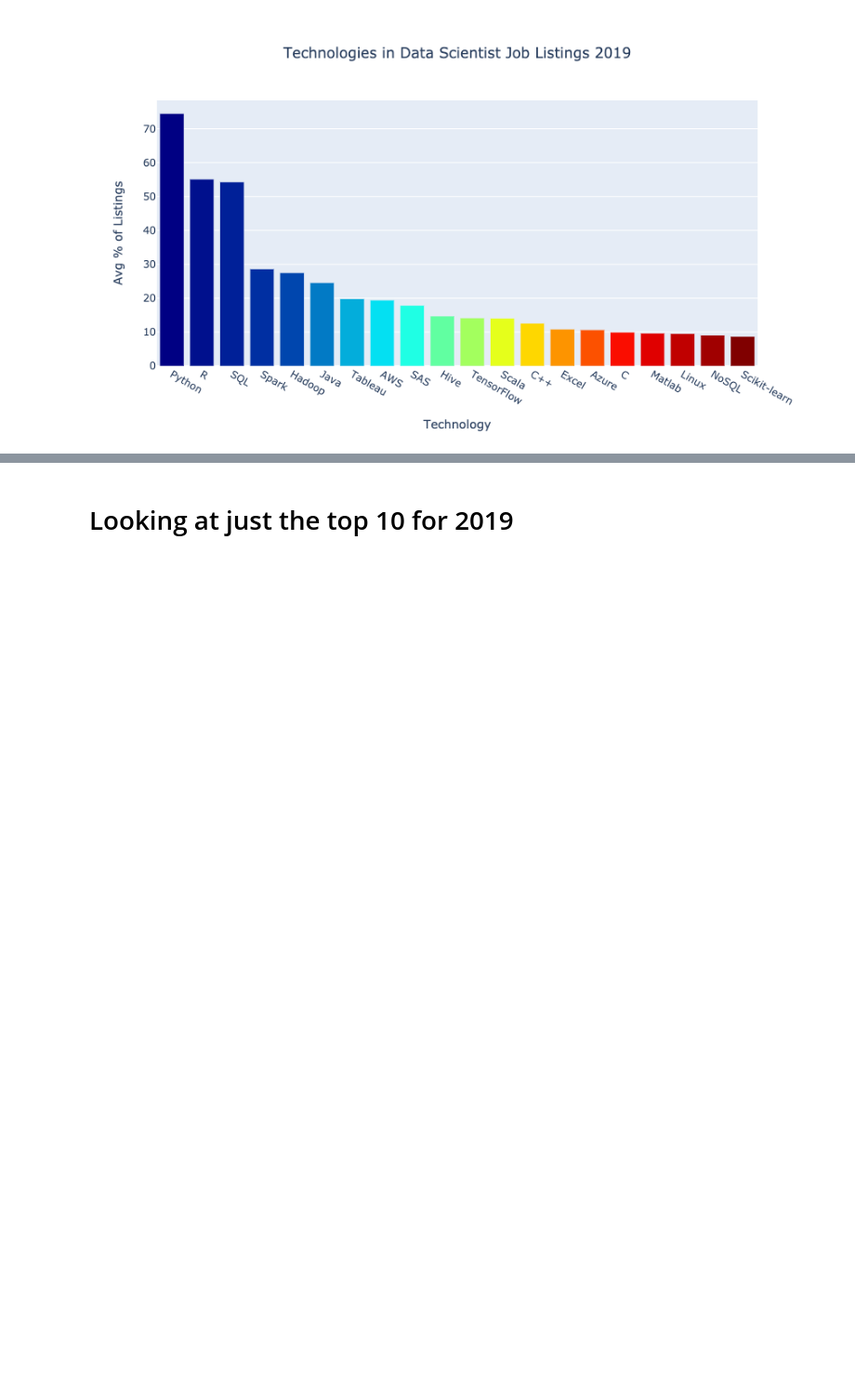
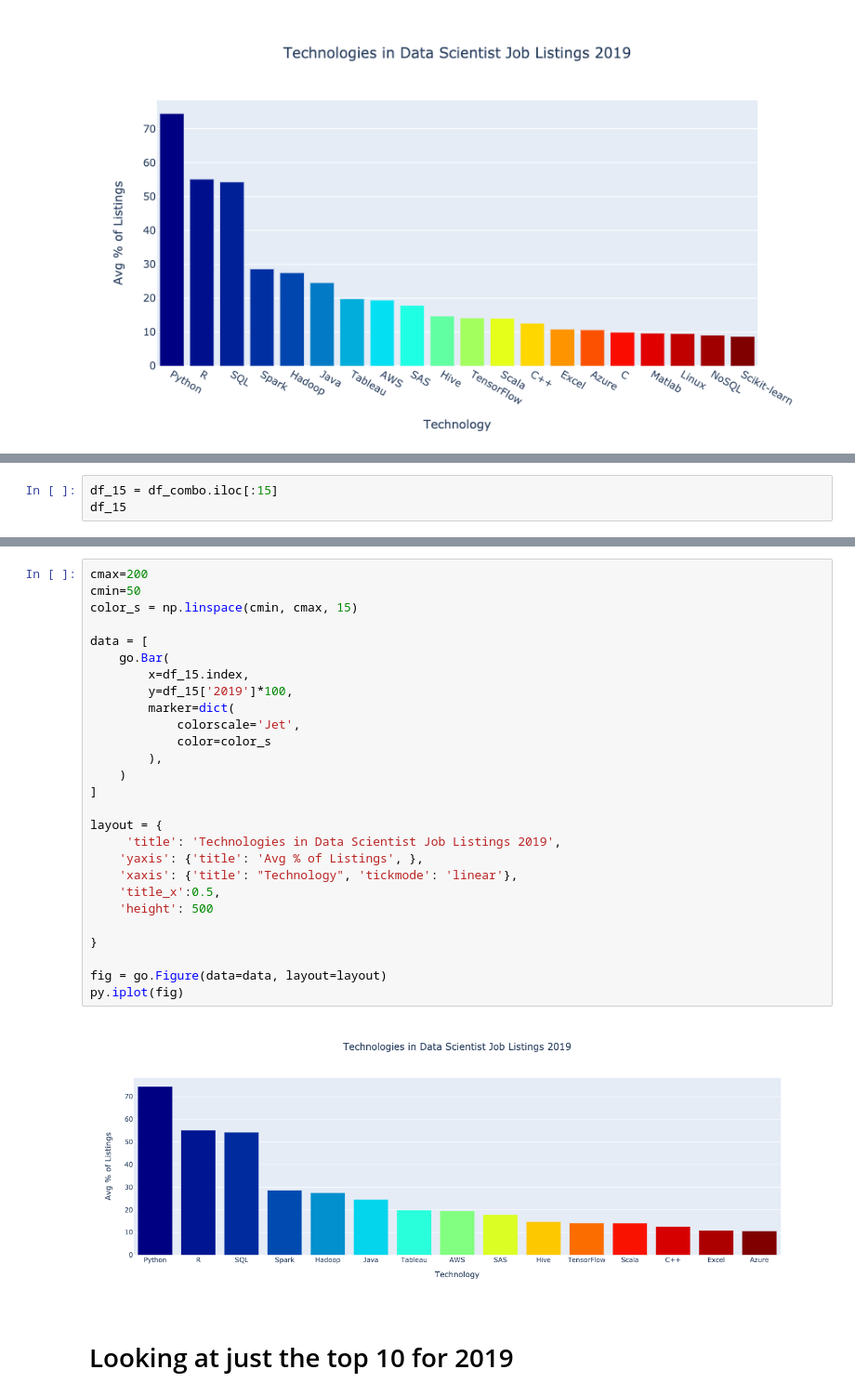
Before and after one commit to discdiver/2019-in-demand-ds-tech-skills, a Jupyter notebook: scrape_ds_jobs_2019_1.5.ipynb, the cells around one changed output, grey strips where cells are left out. Shown at 93% size. Drawn from its saved outputs; the diff is of its cells as text; blank space fills up the shorter version.

Commit message:
add top 15 chart and df

```diff
--- a/scrape_ds_jobs_2019_1.5.ipynb
+++ b/scrape_ds_jobs_2019_1.5.ipynb
@@ -769,0 +772,3 @@ py.iplot(fig)
+# %%
+df_15 = df_combo.iloc[:15]
+df_15
@@ -770,3 +792,32 @@ py.iplot(fig)
+# %%
+cmax=200
+cmin=50
+color_s = np.linspace(cmin, cmax, 15)
+
+data = [
+    go.Bar(
+        x=df_15.index,
+        y=df_15['2019']*100,
+        marker=dict(
+            colorscale='Jet',
+            color=color_s
+        ),
+    )
+]
+
+layout = {
+     'title': 'Technologies in Data Scientist Job Listings 2019',
+    'yaxis': {'title': 'Avg % of Listings', },
+    'xaxis': {'title': "Technology", 'tickmode': 'linear'},
+    'title_x':0.5,
+    'height': 500
+
+}
+
+fig = go.Figure(data=data, layout=layout)
+py.iplot(fig)
+# %% [output]
+[figure, added]
 # %% [markdown]
 # Looking at just the top 10 for 2019
 # %%
```
Also changed, not shown: parts of 3 cells of this notebook.
